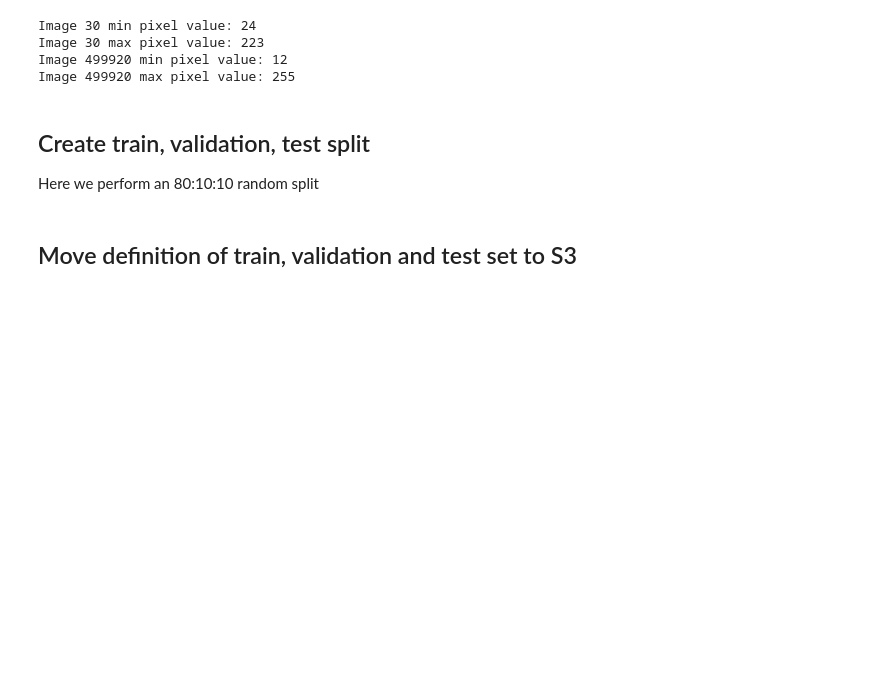
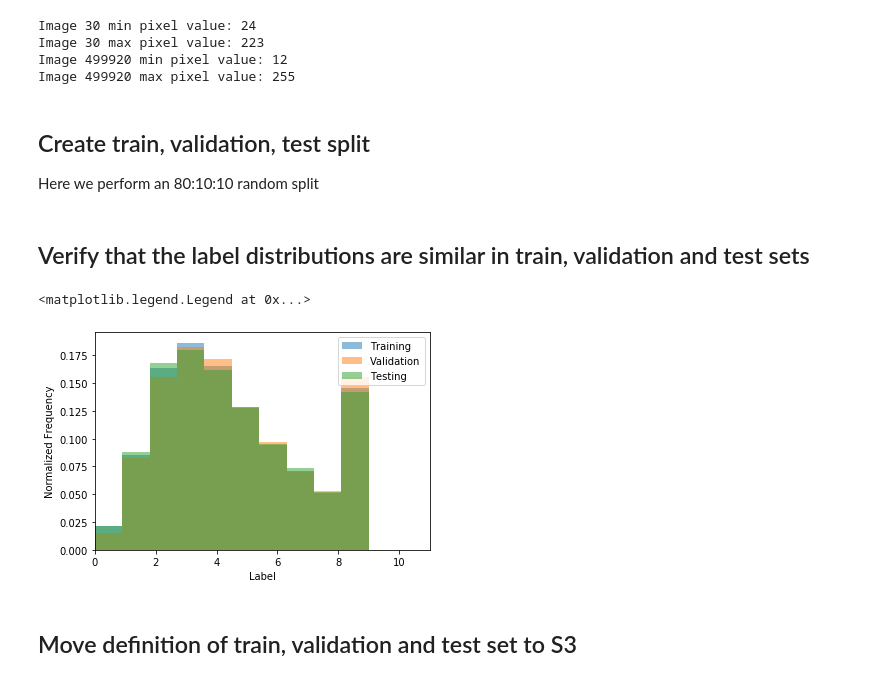
Before and after one commit to dmartizzi/cv-object-counter-app, a Jupyter notebook: eda/eda_preprocessing.ipynb, the cells around one changed output. Drawn from its saved outputs; the diff is of its cells as text; code cells hidden in the pictures; blank space fills up the shorter version.

```diff
--- a/eda/eda_preprocessing.ipynb
+++ b/eda/eda_preprocessing.ipynb
@@ -250,6 +258,20 @@ train_df,val_df,test_df = train_val_test_split(image_ids_sel,split)
 train_df.to_csv('./train.csv',index=False)
 val_df.to_csv('./validation.csv',index=False)
 test_df.to_csv('./test.csv',index=False)
+# %% [markdown]
+## Verify that the label distributions are similar in train, validation and test sets
+# %%
+nbins = image_ids_sel['label'].max()+1
+plt.xlim(0,11)
+plt.xlabel('Label')
+plt.ylabel('Normalized Frequency')
+count_hist_train = plt.hist(train_df['label'],bins=nbins,density=True,alpha=0.5,label='Training')
+count_hist_val = plt.hist(val_df['label'],bins=nbins,density=True,alpha=0.5,label='Validation')
+count_hist_test = plt.hist(test_df['label'],bins=nbins,density=True,alpha=0.5,label='Testing')
+plt.legend(loc=1)
+# %% [output]
+<matplotlib.legend.Legend at 0x...>
+[figure, added]
 # %% [markdown]
 ## Move definition of train, validation and test set to S3
 # %%
```
Also changed, not shown: parts of 8 cells of this notebook, 4 other files.
